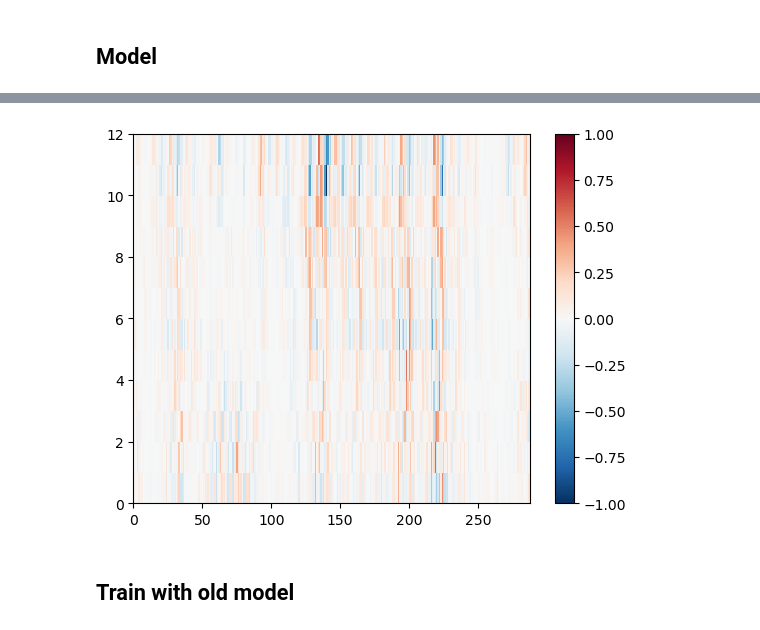
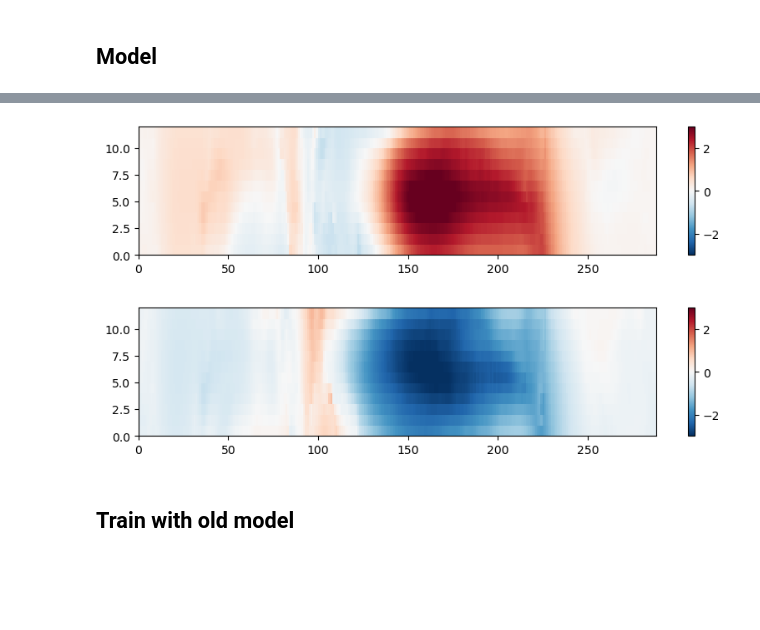
Before and after one commit to WillyChap/ViT_XAI, a Jupyter notebook: Models/LRP_ENSO-categorical.ipynb, the cells around one changed output, grey strips where cells are left out. Saved outputs shown, nothing was run; the diff lists cells and outputs as text; code cells hidden in the pictures; blank space fills up the shorter version.

```diff
--- a/Models/LRP_ENSO-categorical.ipynb
+++ b/Models/LRP_ENSO-categorical.ipynb
@@ -514,0 +515,6 @@ tensor(0.5365)
+# %%
+enso = x_val_anom_DJF.sel(lat=slice(-5,5),lon=slice(190,240)).mean(('lat','lon'))
+nino = np.where(enso >= 2)
+nina = np.where(enso <= -2)
+notenso = enso.where((enso > -2) & (enso < 2), drop=True).load()
+notnino = enso.where(enso < 2, drop=True).load()
@@ -583,6 +595,0 @@ meanheatmaps = np.mean(heatmaps,axis=0)
-# %%
-plt.pcolor(meanheatmaps,cmap='RdBu_r',vmin=-1,vmax=1)
-plt.colorbar()
-plt.show()
-# %% [output]
-[figure, removed]
@@ -589,3 +624,16 @@ plt.show()
+# %%
+plt.figure(figsize=(10,2))
+plt.pcolor(np.mean(np_arr_x_val_anom[nino[0],:,:],axis=0),cmap='RdBu_r',vmin=-3,vmax=3)
+plt.colorbar()
+plt.show()
+
+plt.figure(figsize=(10,2))
+plt.pcolor(np.mean(np_arr_x_val_anom[nina[0],:,:],axis=0),cmap='RdBu_r',vmin=-3,vmax=3)
+plt.colorbar()
+plt.show()
+# %% [output]
+[figure, added]
+[figure, added]
 # %% [markdown]
 ## Train with old model
 # %%
```
Also changed, not shown: parts of 16 cells of this notebook, 3 other files.
